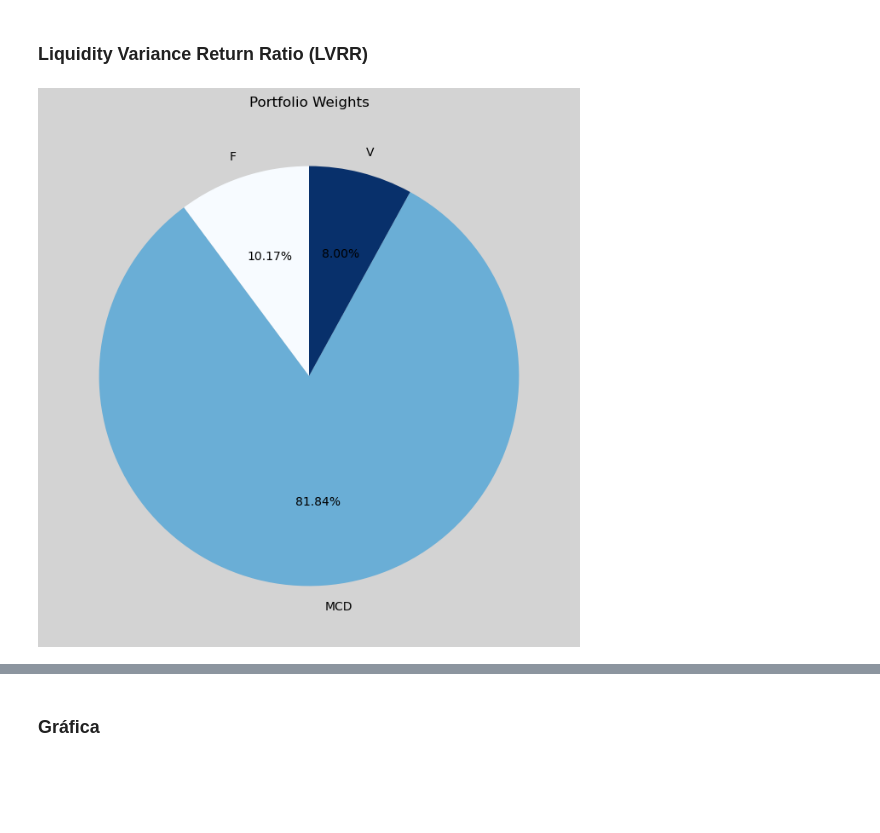
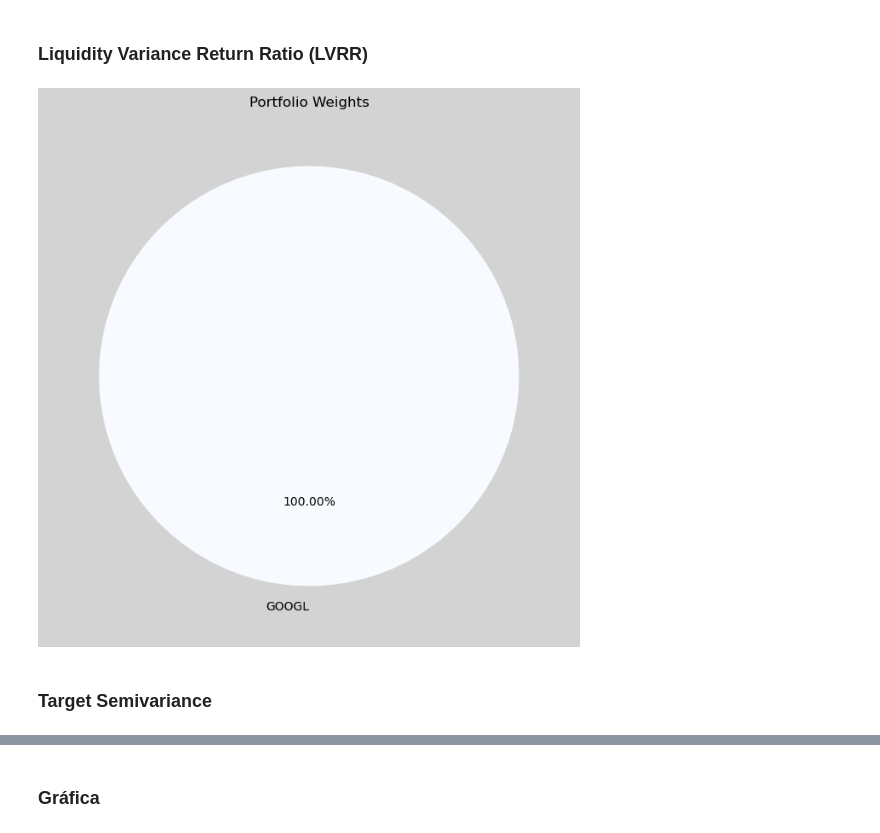
Before and after one commit to LuisMB09/admin_de_riesgos, a Jupyter notebook: Proyecto_Admin.ipynb, the cells around one changed output, grey strips where cells are left out. Saved outputs shown, nothing was run; the diff lists cells and outputs as text; code cells hidden in the pictures; blank space fills up the shorter version.

```diff
--- a/Proyecto_Admin.ipynb
+++ b/Proyecto_Admin.ipynb
@@ -12,7 +12,7 @@ from sklearn.linear_model import LinearRegression
 # %% [markdown]
 ## Obtención de datos
 # %%
-tickers = ['F', 'WMT', 'MCD', 'PG', 'V']
+tickers = ['JPM', 'LULU', 'GOOGL', 'PG', 'V']
 benchmark = 'SPY'
 
 price = yf.download(tickers, start='2021-01-01', end='2025-03-12', progress=False)['Close'][tickers]
@@ -120,7 +120,7 @@ def opt_sharpe(returns: pd.DataFrame, rf: float) -> np.ndarray:
 
     return weights
 # %%
-def lvrr(price: pd.DataFrame, volume: pd.DataFrame, returns: pd.DataFrame, pv: float, rf: float) -> np.ndarray:
+def lvrr(price: pd.DataFrame, volume: pd.DataFrame, pv: float, rf: float) -> np.ndarray:
     """
     Optimiza la asignación de activos maximizando el Sharpe Ratio ajustado por liquidez.
 
@@ -144,6 +144,8 @@ def lvrr(price: pd.DataFrame, volume: pd.DataFrame, returns: pd.DataFrame, pv: f
     """
 
     # Cálculo de retornos esperados y matriz de covarianza
+    returns = price.pct_change().dropna()
+
     mu = returns.mean() * 252
     sigma = returns.cov()
     n_assets = len(mu)
@@ -178,7 +180,7 @@ def lvrr(price: pd.DataFrame, volume: pd.DataFrame, returns: pd.DataFrame, pv: f
     bounds = tuple((0, 1) for _ in range(n_assets))
 
     # Pesos iniciales (distribuidos uniformemente)
-    w0 = np.array([1 / n_assets] * n_assets)
+    w0 = np.ones(n_assets) / n_assets
 
     # Optimización
     result = minimize(objective,
@@ -226,7 +310,9 @@ vt.plot_weights(tickers, w_sharpe)
 # %% [markdown]
 ### Liquidity Variance Return Ratio (LVRR)
 # %%
-w_lvrr = lvrr(price_train, volume_train, rt_train, pv, rf)
+w_lvrr = lvrr(price_train, volume_train, pv, rf)
 vt.plot_weights(tickers, w_lvrr)
 # %% [output]
-[figure, old version]
+[figure, new version]
+# %% [markdown]
+### Target Semivariance
```
Also changed, not shown: parts of 17 cells of this notebook, 1 other file.
